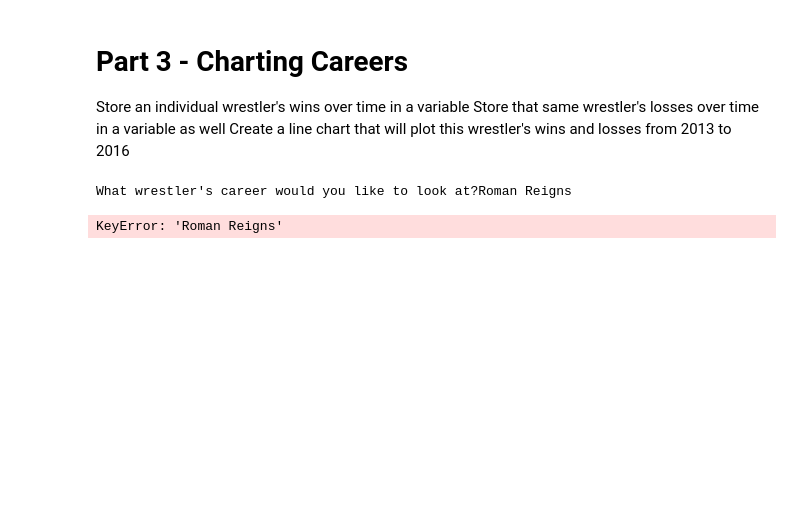
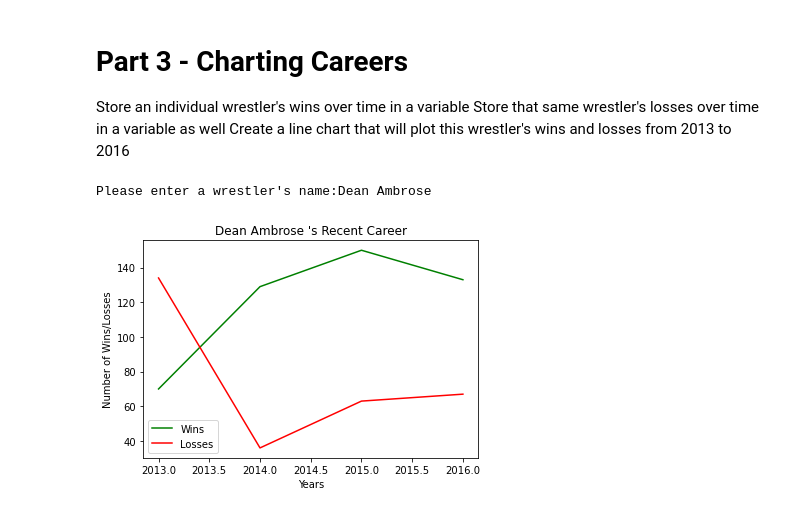
Before and after one commit to SVEENASHARMA/matplotlib-challenge, a Jupyter notebook: Matplotlib Project/Sharma_Wrestling project/Sharm_WWEPart1Part2Part3.ipynb, the cells around one changed output. Cells and saved outputs as stored; diff of their text form; code cells hidden in the pictures; blank space fills up the shorter version.

```diff
--- a/Matplotlib Project/Sharma_Wrestling project/Sharm_WWEPart1Part2Part3.ipynb
+++ b/Matplotlib Project/Sharma_Wrestling project/Sharm_WWEPart1Part2Part3.ipynb
@@ -168,29 +182,30 @@ Store that same wrestler's losses over time in a variable as well
 Create a line chart that will plot this wrestler's wins and losses from 2013 to 2016
 # %%
 # Collect the user's input to search through our data frame
-wrestler_name = input("What wrestler's career would you like to look at?")
+wrestler_name = input("Please enter a wrestler's name:")
 
 # Create a series that looks for a wrestler by name and then traces their wins from 2013 to 2016
 wins_over_time = new_100_df.loc[wrestler_name,["2013 Wins","2014 Wins","2015 Wins","2016 Wins"]]
+
 # Create a series that looks for a wrestler by name and then traces their losses from 2013 to 2016
 losses_over_time = new_100_df.loc[wrestler_name,["2013 Losses","2014 Losses","2015 Losses","2016 Losses"]]
 
 # Create a list of the years that we will use as our x axis
 years = [2013,2014,2015,2016]
 
 # Plot our line that will be used to track a wrestler's wins over the years
 plt.plot(years,wins_over_time, color="green",label="Wins")
 
 # Plot our line that will be used to track a wrestler's losses over the years
 plt.plot(years,losses_over_time,color="red",label="Losses")
 
 # Place a legend on the chart in what matplotlib believes to be the "best" location
 plt.legend(loc="best")
 plt.title(wrestler_name + " 's Recent Career")
 plt.xlabel("Years")
 plt.ylabel("Number of Wins/Losses")
 # Print our chart to the screen
 plt.show()
 # %% [output]
-What wrestler's career would you like to look at?Roman Reigns
+Please enter a wrestler's name:Dean Ambrose
-KeyError: 'Roman Reigns'
+[figure, added]
```
Also changed, not shown: parts of 3 cells of this notebook.
